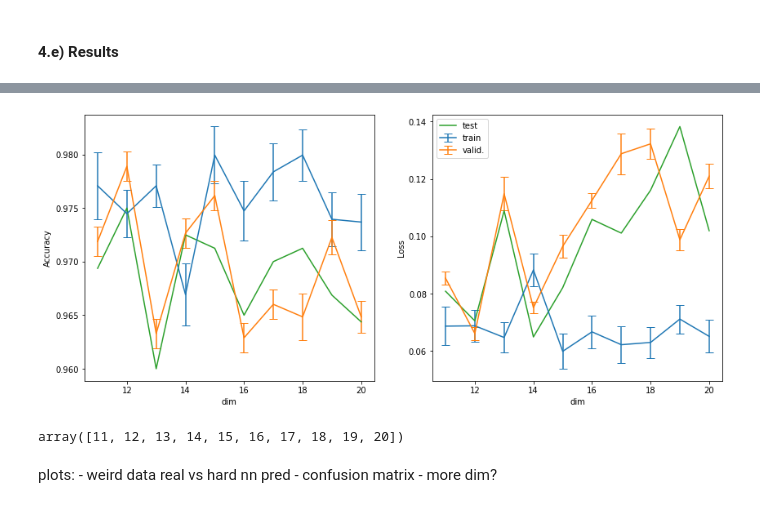
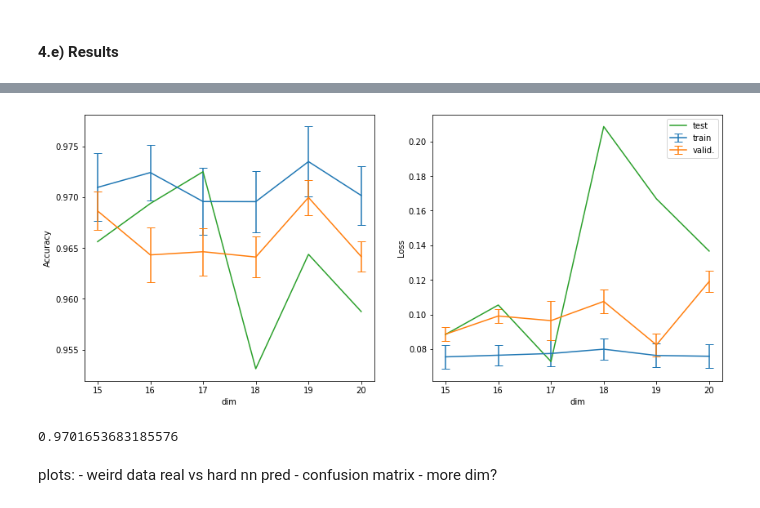
Before and after one commit to niklai99/LCP-modB, a Jupyter notebook: 02-DNN/02-DNN-4.ipynb, the cells around one changed output, grey strips where cells are left out. Cells and saved outputs as stored; diff of their text form; code cells hidden in the pictures.

```diff
--- a/02-DNN/02-DNN-4.ipynb
+++ b/02-DNN/02-DNN-4.ipynb
@@ -410,7 +410,7 @@ N = 8000
 # box size
 B = 100
 data_list = []
-dims = np.arange(11, 21)
+dims = np.arange(15, 21)
 
 for i in dims:
     x, y = create_data.create_data(N, B, c='radNd', dim=i)
@@ -496,35 +483,37 @@ for fit in fit_list:
 # %%
 test_array = np.asarray([net_list[i].evaluate(
                          test_list[i][0], test_list[i][1],
                          batch_size      = minibatch,
                          verbose         = 0) for i in range(len(net_list))])
 
 fig, ax = plt.subplots(nrows=1, ncols=2, figsize=(14,6))
 
-ax[0].errorbar(dims,[np.asarray(fit_list[i].history['accuracy'])[-1] for i in range(len(fit_list))],
+ax[0].errorbar(dims,[plot_utils.history_mode(fit_list[i].history['accuracy']) for i in range(len(fit_list))],
                yerr=[np.asarray(fit_list[i].history['accuracy'])[-101:-1].std() for i in range(len(fit_list))], capsize=5, label="train")
-ax[0].errorbar(dims,[np.asarray(fit_list[i].history['val_accuracy'])[-1] for i in range(len(fit_list))],
+ax[0].errorbar(dims,[plot_utils.history_mode(fit_list[i].history['val_accuracy']) for i in range(len(fit_list))],
                yerr=[np.asarray(fit_list[i].history['val_accuracy'])[-101:-1].std() for i in range(len(fit_list))], capsize=5,label="valid.")
 ax[0].plot(dims, test_array[:,1], label='test')
 ax[0].set_xlabel('dim')
 ax[0].set_ylabel("Accuracy")
 
-ax[1].errorbar(dims,[np.asarray(fit_list[i].history['loss'])[-1] for i in range(len(fit_list))],
+ax[1].errorbar(dims,[plot_utils.history_mode(fit_list[i].history['loss']) for i in range(len(fit_list))],
                yerr=[np.asarray(fit_list[i].history['loss'])[-101:-1].std() for i in range(len(fit_list))], capsize=5,label="train")
-ax[1].errorbar(dims,[np.asarray(fit_list[i].history['val_loss'])[-1] for i in range(len(fit_list))],
+ax[1].errorbar(dims,[plot_utils.history_mode(fit_list[i].history['val_loss']) for i in range(len(fit_list))],
                yerr=[np.asarray(fit_list[i].history['val_loss'])[-101:-1].std() for i in range(len(fit_list))], capsize=5,label="valid.")
 ax[1].plot(dims, test_array[:,0], label='test')
 ax[1].set_xlabel('dim')
 ax[1].set_ylabel("Loss")
 ax[1].legend()
 
 plt.show()
 # %% [output]
-[figure, old version]
+[figure, new version]
-# %%
-np.arange(11,21)
-# %% [output]
-array([11, 12, 13, 14, 15, 16, 17, 18, 19, 20])
+# %%
+hist, bins = np.histogram(np.asarray(fit_list[5].history['accuracy']), bins=100)
+mode_n = hist.argmax()
+(bins[mode_n]+bins[mode_n+1])/2
+# %% [output]
+0.9701653683185576
 # %% [markdown]
 plots:
     - weird data real vs hard nn pred
```
Also changed, not shown: parts of 9 cells of this notebook, 6 other files.
